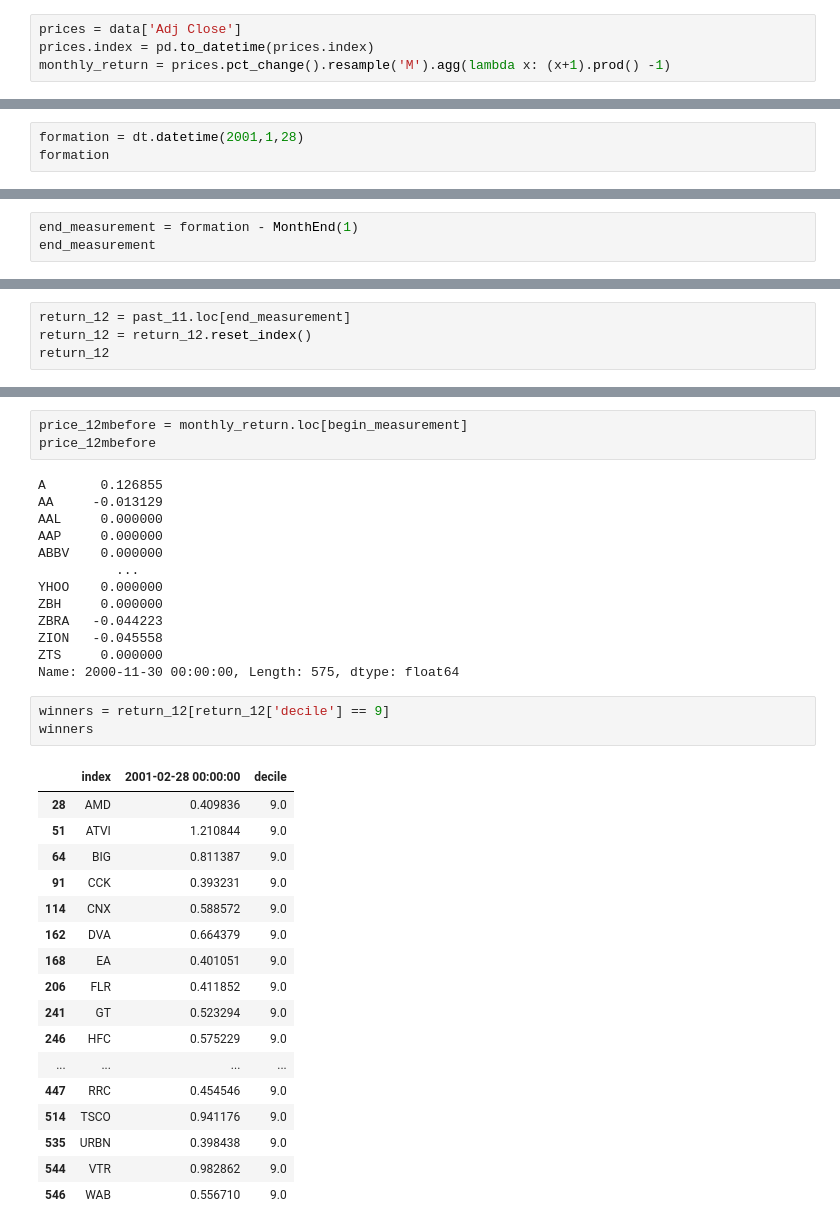
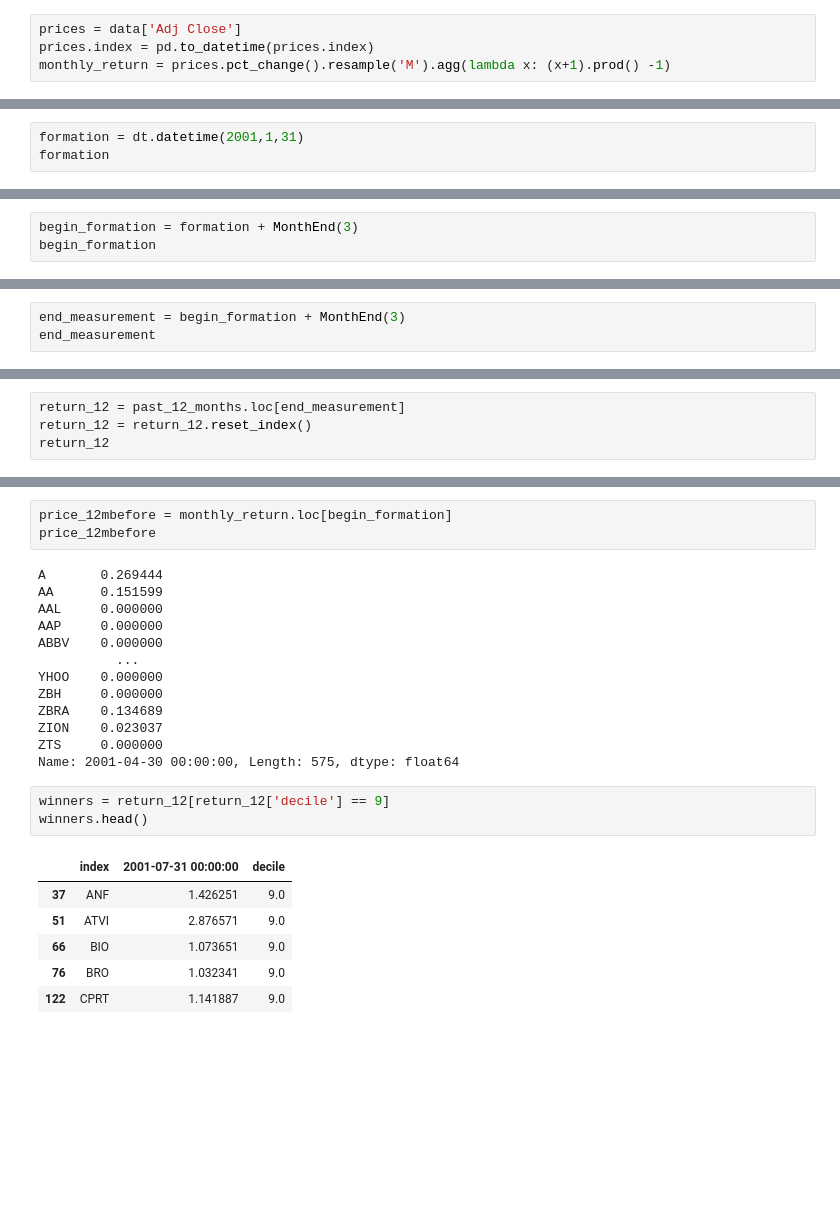
Before and after one commit to shane-sarabdial/Momentum, a Jupyter notebook: Momentum.ipynb, the cells around one changed output, grey strips where cells are left out. Cells and saved outputs as stored; diff of their text form; blank space fills up the shorter version.

```diff
--- a/Momentum.ipynb
+++ b/Momentum.ipynb
@@ -77,4 +73,4 @@ past_11
 # %%
-formation = dt.datetime(2001,1,28)
+formation = dt.datetime(2001,1,31)
 formation
 # %% [output]
@@ -86,0 +78,3 @@ Timestamp('2000-02-29 00:00:00')
+# %%
+begin_formation = formation + MonthEnd(3)
+begin_formation
@@ -87,4 +83,4 @@ Timestamp('2000-02-29 00:00:00')
 # %%
-end_measurement = formation - MonthEnd(1)
+end_measurement = begin_formation + MonthEnd(3)
 end_measurement
 # %% [output]
@@ -92,5 +105,5 @@ Timestamp('2000-12-31 00:00:00')
 # %%
-return_12 = past_11.loc[end_measurement]
+return_12 = past_12_months.loc[end_measurement]
 return_12 = return_12.reset_index()
 return_12
 # %% [output]
@@ -125,41 +138,30 @@ return_12
 | 574 | ZTS | NaN | NaN |
 575 rows × 3 columns
 # %%
-price_12mbefore = monthly_return.loc[begin_measurement]
+price_12mbefore = monthly_return.loc[begin_formation]
 price_12mbefore
 # %% [output]
-A       0.126855
-AA     -0.013129
+A       0.269444
+AA      0.151599
 AAL     0.000000
 AAP     0.000000
 ABBV    0.000000
           ...
 YHOO    0.000000
 ZBH     0.000000
-ZBRA   -0.044223
-ZION   -0.045558
+ZBRA    0.134689
+ZION    0.023037
 ZTS     0.000000
-Name: 2000-11-30 00:00:00, Length: 575, dtype: float64
+Name: 2001-04-30 00:00:00, Length: 575, dtype: float64
 # %%
 winners = return_12[return_12['decile'] == 9]
-winners
+winners.head()
 # %% [output]
-|  | index | 2001-02-28 00:00:00 | decile |
-| 28 | AMD | 0.409836 | 9.0 |
-| 51 | ATVI | 1.210844 | 9.0 |
-| 64 | BIG | 0.811387 | 9.0 |
-| 91 | CCK | 0.393231 | 9.0 |
-| 114 | CNX | 0.588572 | 9.0 |
-| 162 | DVA | 0.664379 | 9.0 |
-| 168 | EA | 0.401051 | 9.0 |
-| 206 | FLR | 0.411852 | 9.0 |
-| 241 | GT | 0.523294 | 9.0 |
-| 246 | HFC | 0.575229 | 9.0 |
-| ... | ... | ... | ... |
-| 447 | RRC | 0.454546 | 9.0 |
-| 514 | TSCO | 0.941176 | 9.0 |
-| 535 | URBN | 0.398438 | 9.0 |
-| 544 | VTR | 0.982862 | 9.0 |
-| 546 | WAB | 0.556710 | 9.0 |
+|  | index | 2001-07-31 00:00:00 | decile |
+| 37 | ANF | 1.426251 | 9.0 |
+| 51 | ATVI | 2.876571 | 9.0 |
+| 66 | BIO | 1.073651 | 9.0 |
+| 76 | BRO | 1.032341 | 9.0 |
+| 122 | CPRT | 1.141887 | 9.0 |
 # %%
 losers= return_12[return_12['decile'] == 0]
```
Also changed, not shown: parts of 37 cells of this notebook.
